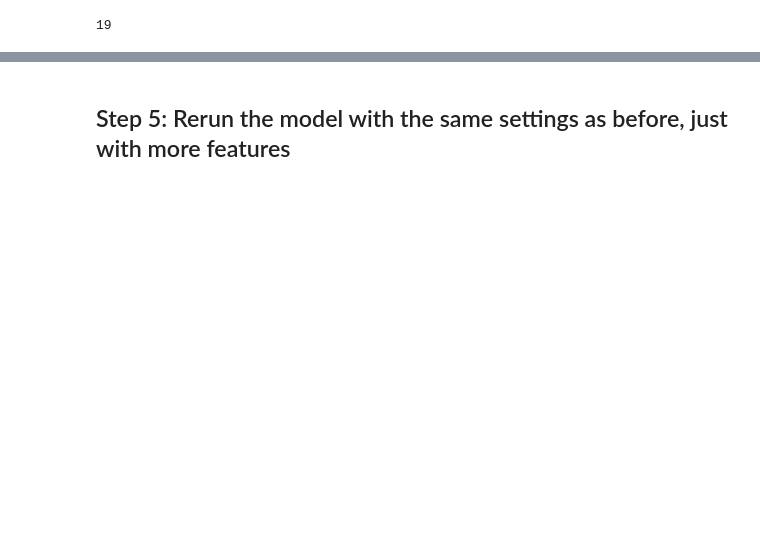
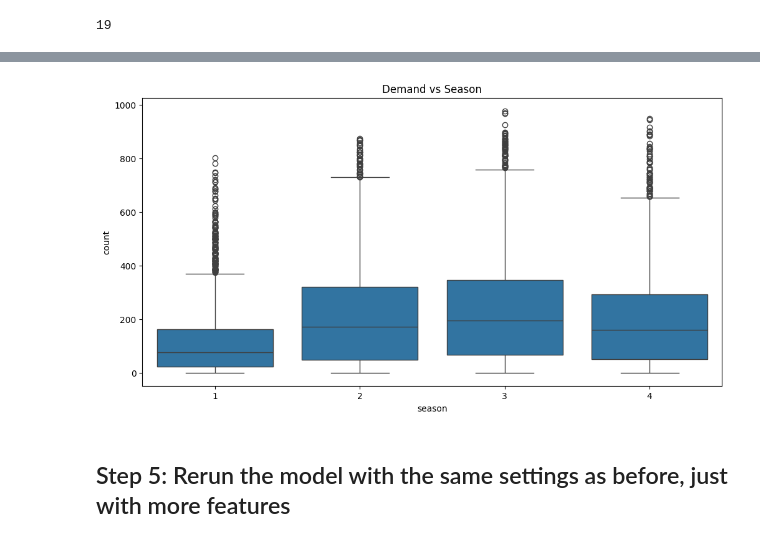
Before and after one commit to schalafi/Predict-Bike-Sharing-Demand-with-Machine-Learning, a Jupyter notebook: project/project-template.ipynb, the cells around one changed output, grey strips where cells are left out. Cells and saved outputs as stored; diff of their text form; code cells hidden in the pictures; blank space fills up the shorter version.

```diff
--- a/project/project-template.ipynb
+++ b/project/project-template.ipynb
@@ -882,3 +946,11 @@ train.dtypes
+# %%
+# Plotting demand vs season
+plt.figure(figsize=(12, 6))
+sns.boxplot(data=train, x='season', y='count')
+plt.title('Demand vs Season')
+plt.show()
+# %% [output]
+[figure, added]
 # %% [markdown]
 ## Step 5: Rerun the model with the same settings as before, just with more features
 # %%
```
Also changed, not shown: parts of 43 cells of this notebook, 4 other files.
